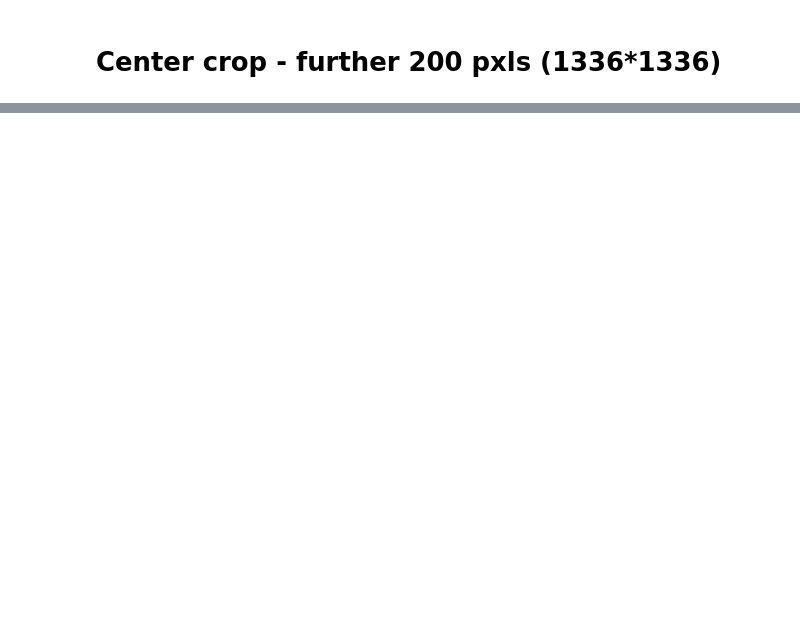
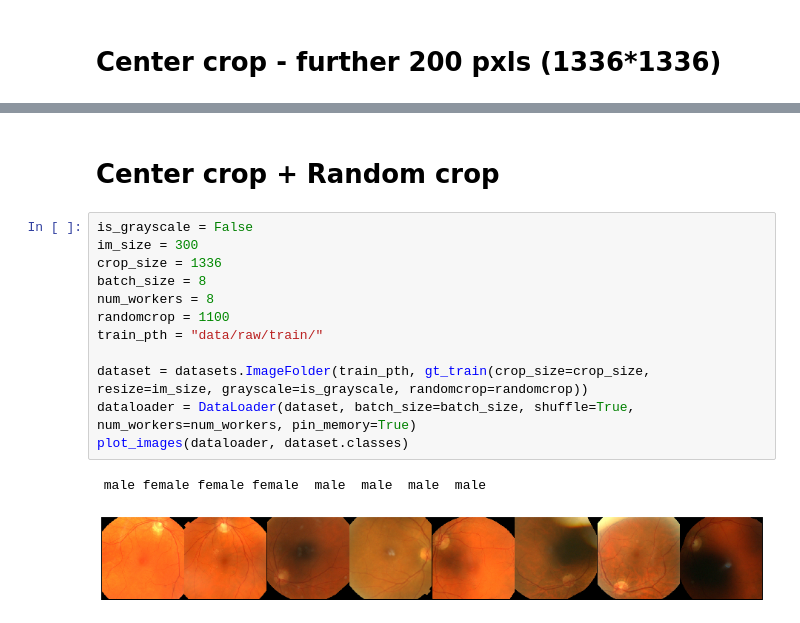
Before and after one commit to migueLib/master_thesis, a Jupyter notebook: notebooks/data_agumentation.ipynb, the cells around one changed output, grey strips where cells are left out. Drawn from its saved outputs; the diff is of its cells as text; blank space fills up the shorter version.

Commit message:
add random crop to transformation

```diff
--- a/notebooks/data_agumentation.ipynb
+++ b/notebooks/data_agumentation.ipynb
@@ -84,0 +85,17 @@ female female female female female female female female
+# %% [markdown]
+# Center crop + Random crop
+# %%
+is_grayscale = False
+im_size = 300
+crop_size = 1336
+batch_size = 8
+num_workers = 8
+randomcrop = 1100
+train_pth = "data/raw/train/"
+
+dataset = datasets.ImageFolder(train_pth, gt_train(crop_size=crop_size, resize=im_size, grayscale=is_grayscale, randomcrop=randomcrop))
+dataloader = DataLoader(dataset, batch_size=batch_size, shuffle=True, num_workers=num_workers, pin_memory=True)
+plot_images(dataloader, dataset.classes)
+# %% [output]
+ male female female female  male  male  male  male
+[figure, added]
```
Also changed, not shown: parts of 4 cells of this notebook, 1 other file.
